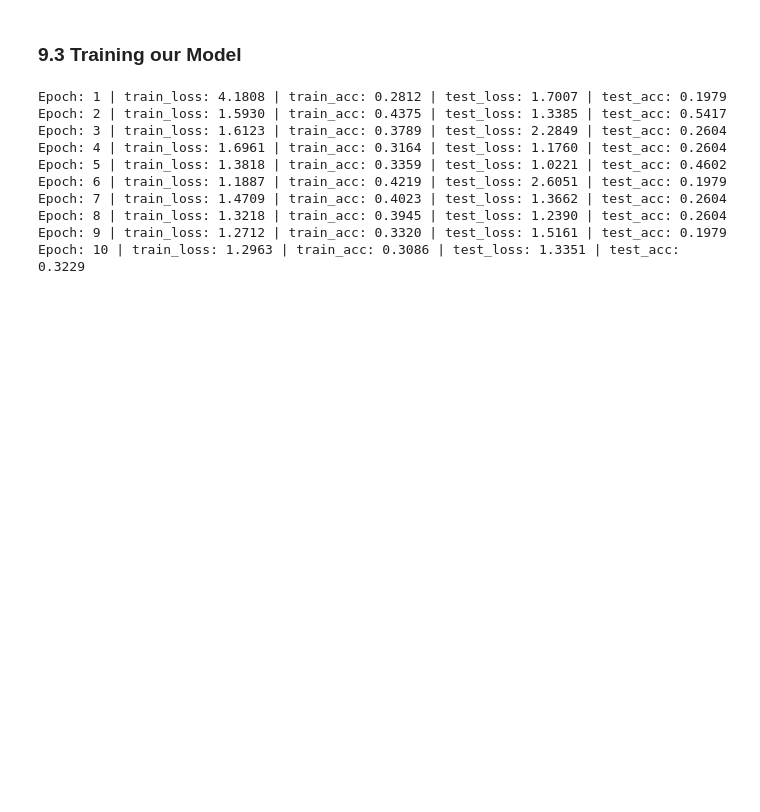
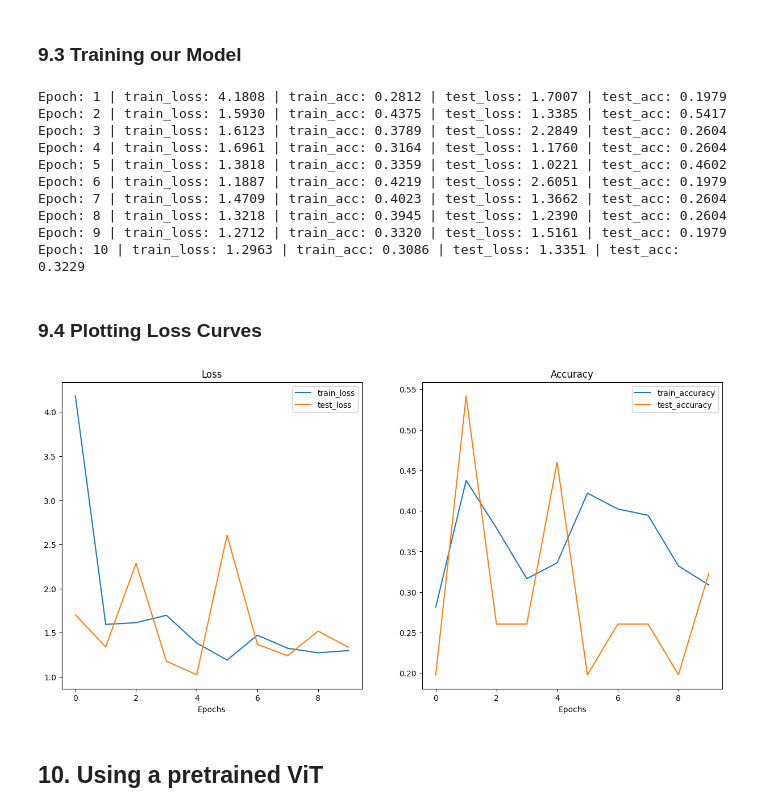
Before and after one commit to Adarsh0047/PyTorch-ZTM, a Jupyter notebook: 8. Paper Replicating/08_Paper_Replicating_With_Pytorch.ipynb, the cells around one changed output. Drawn from its saved outputs; the diff is of its cells as text; code cells hidden in the pictures; blank space fills up the shorter version.

Commit message:
added code for pretrained vit

```diff
--- a/8. Paper Replicating/08_Paper_Replicating_With_Pytorch.ipynb
+++ b/8. Paper Replicating/08_Paper_Replicating_With_Pytorch.ipynb
@@ -909,3 +909,12 @@ Epoch: 7 | train_loss: 1.4709 | train_acc: 0.4023 | test_loss: 1.3662 | test_acc
 Epoch: 8 | train_loss: 1.3218 | train_acc: 0.3945 | test_loss: 1.2390 | test_acc: 0.2604
 Epoch: 9 | train_loss: 1.2712 | train_acc: 0.3320 | test_loss: 1.5161 | test_acc: 0.1979
 Epoch: 10 | train_loss: 1.2963 | train_acc: 0.3086 | test_loss: 1.3351 | test_acc: 0.3229
+# %% [markdown]
+### 9.4 Plotting Loss Curves
+# %%
+from helper_functions import plot_loss_curves
+plot_loss_curves(results)
+# %% [output]
+[figure, added]
+# %% [markdown]
+## 10. Using a pretrained ViT
```
Also changed, not shown: parts of 2 cells of this notebook.
